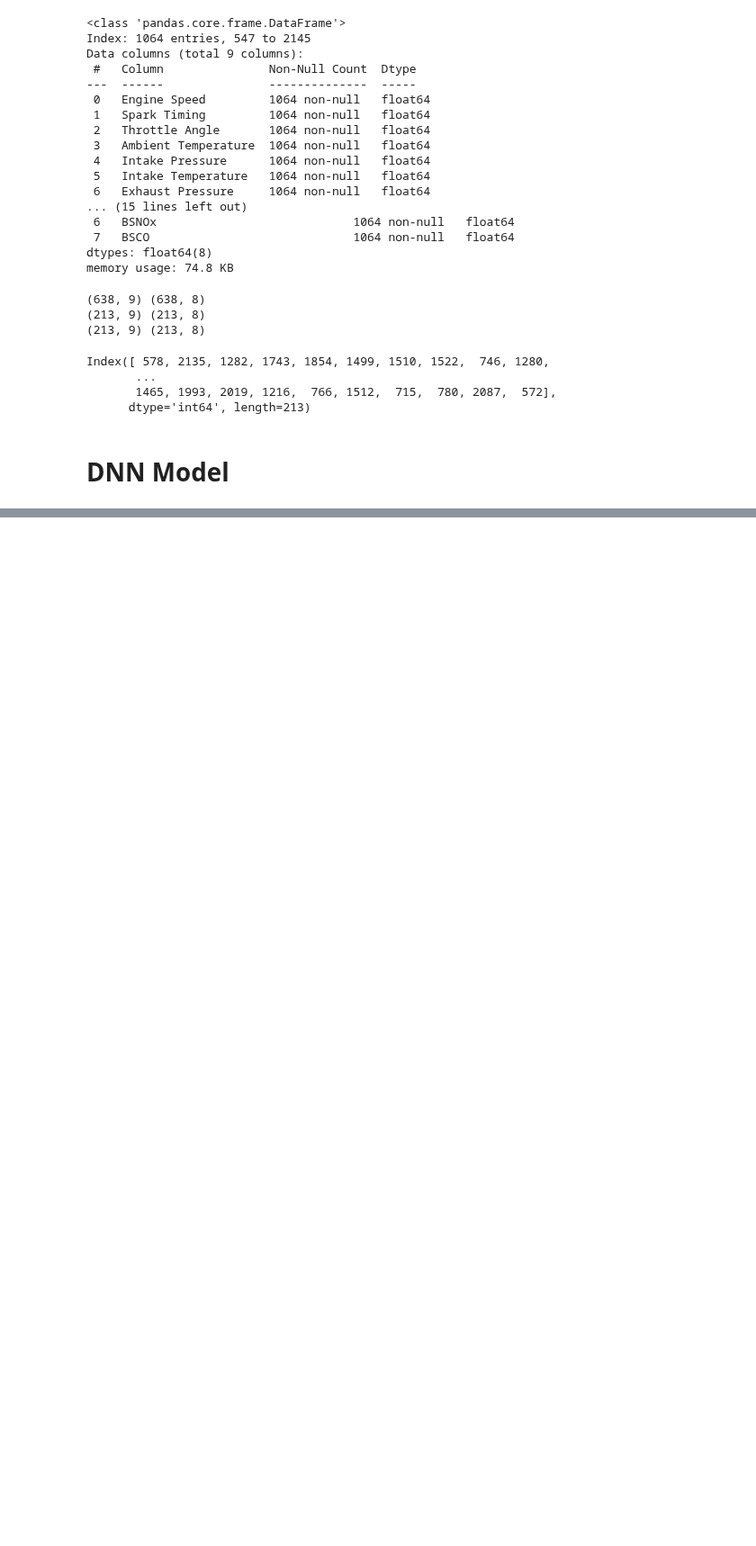
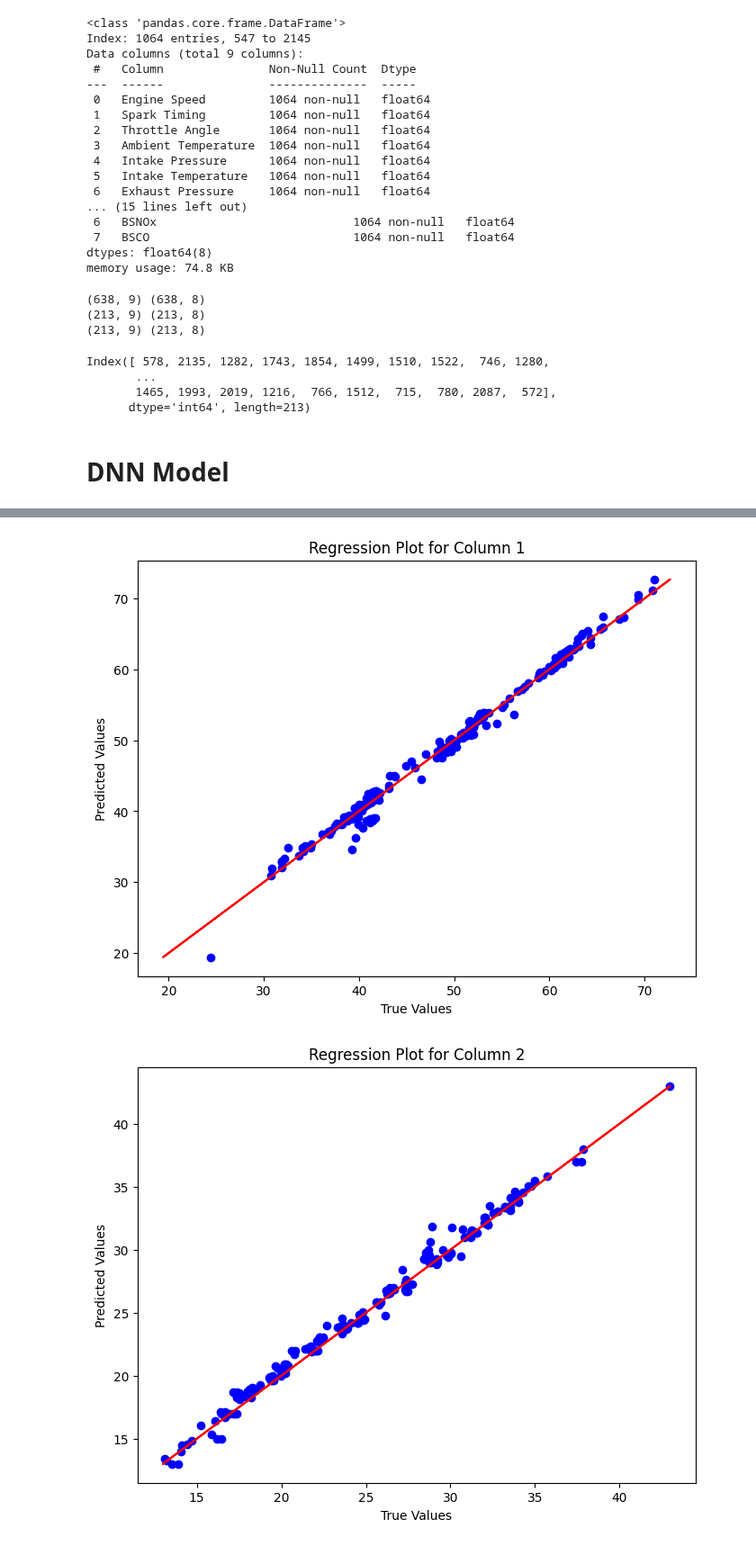
Before and after one commit to jongyunwoo/knocking-classification-and-multi-regression, a Jupyter notebook: multiregression/kncking multiregression.ipynb, the cells around one changed output, grey strips where cells are left out. Shown at 90% size. Cells and saved outputs as stored; diff of their text form; code cells hidden in the pictures; blank space fills up the shorter version.

```diff
--- a/multiregression/kncking multiregression.ipynb
+++ b/multiregression/kncking multiregression.ipynb
@@ -343,0 +386,15 @@ R2_score_df.to_csv('R2_score.csv')
+# %%
+import matplotlib.pyplot as plt
+
+# 각 컬럼별로 산점도 그리기
+for i in range(predicted_test.shape[1]):
+    plt.figure(figsize=(8, 6))
+    plt.scatter(predicted_test_df.iloc[:, 2*i], predicted_test_df.iloc[:, 2*i+1], color='blue')
+    plt.plot(test_output.iloc[:, i], test_output.iloc[:, i], color='red')  # y=x 직선 그리기 (참 값과 예측 값이 일치하는 경우)
+    plt.title(f'Regression Plot for Column {i+1}')
+    plt.xlabel('True Values')
+    plt.ylabel('Predicted Values')
+    plt.show()
+# %% [output]
+[figure, added]
+[figure, added]
```
Also changed, not shown: parts of 16 cells of this notebook, 6 other files.
